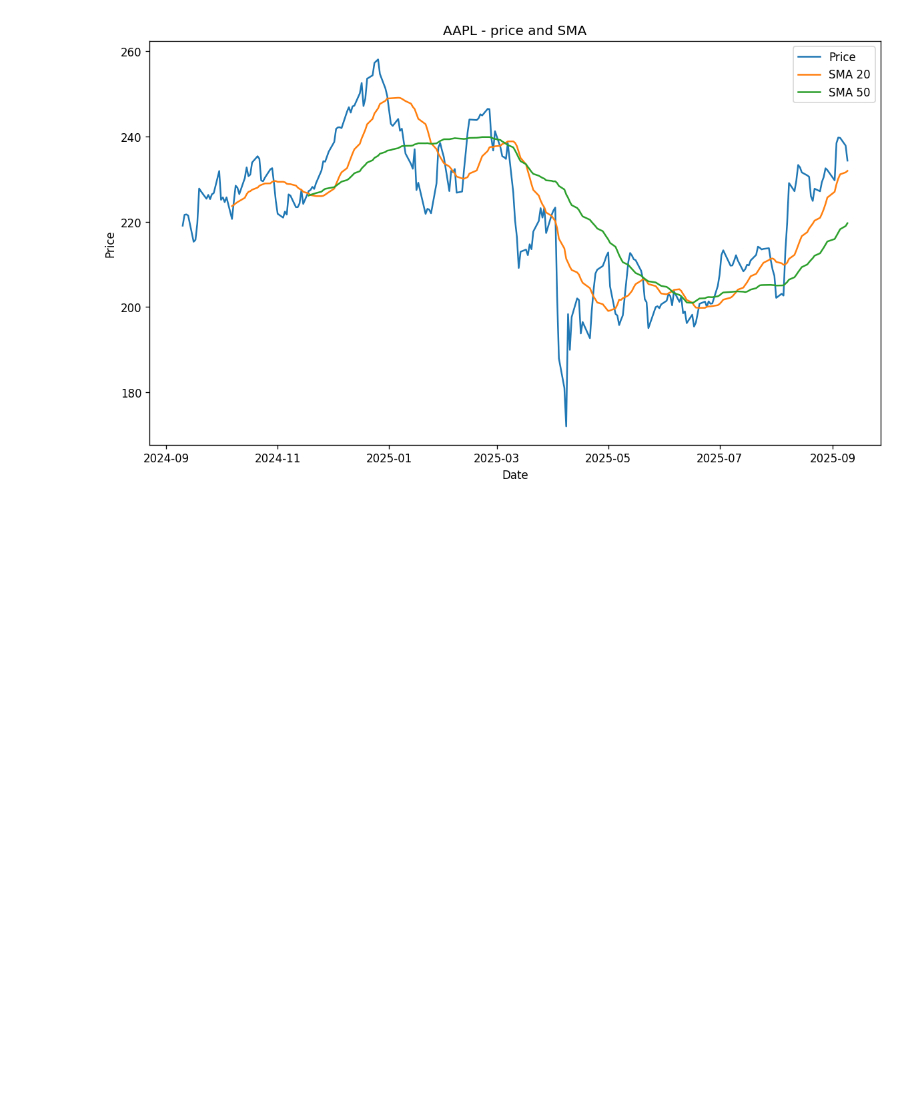
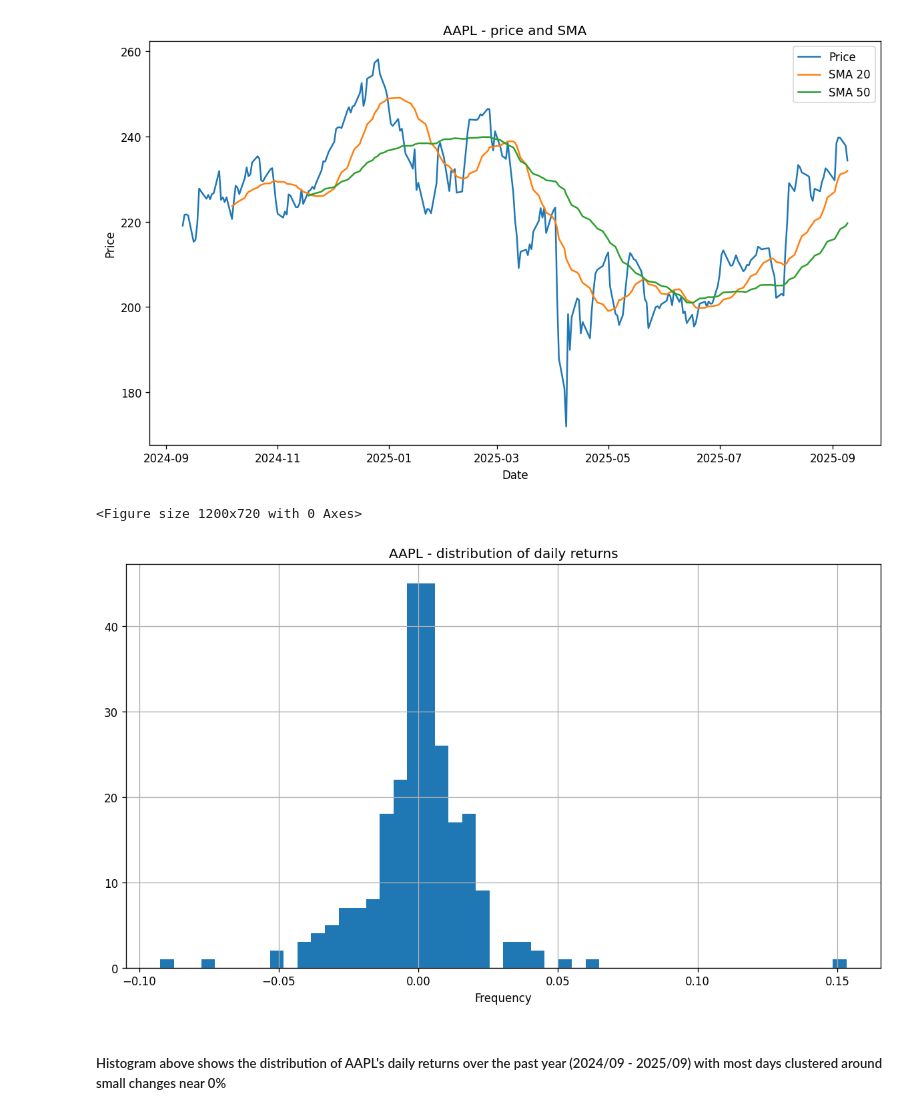
Before and after one commit to dgrabo/stock-market-anaytics, a Jupyter notebook: analysis.ipynb, the cells around one changed output. Drawn from its saved outputs; the diff is of its cells as text; code cells hidden in the pictures; blank space fills up the shorter version.

Commit message:
added histogram

```diff
--- a/analysis.ipynb
+++ b/analysis.ipynb
@@ -102,3 +102,16 @@ plt.tight_layout()
 plt.show()
 # %% [output]
 [figure]
+# %%
+plt.figure()
+returns.hist(bins=50)
+plt.title('AAPL - distribution of daily returns')
+plt.xlabel('Daily return')
+plt.xlabel('Frequency')
+plt.tight_layout()
+plt.show()
+# %% [output]
+<Figure size 1200x720 with 0 Axes>
+[figure, added]
+# %% [markdown]
+##### Histogram above shows the distribution of AAPL's daily returns over the past year (2024/09 - 2025/09) with most days clustered around small changes near 0%
```
